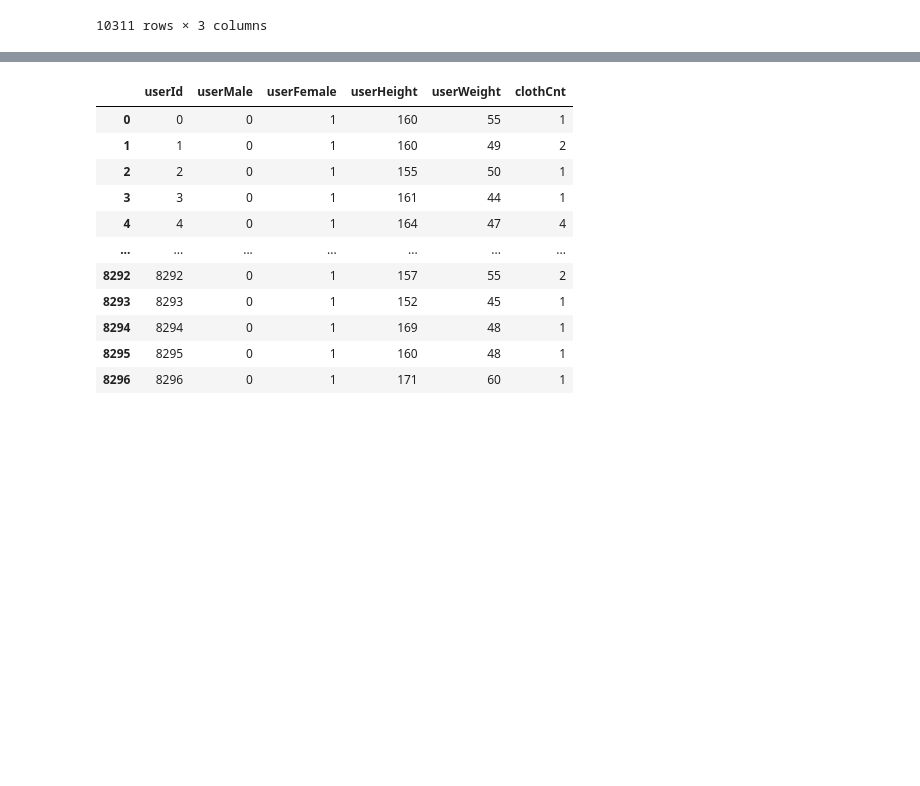
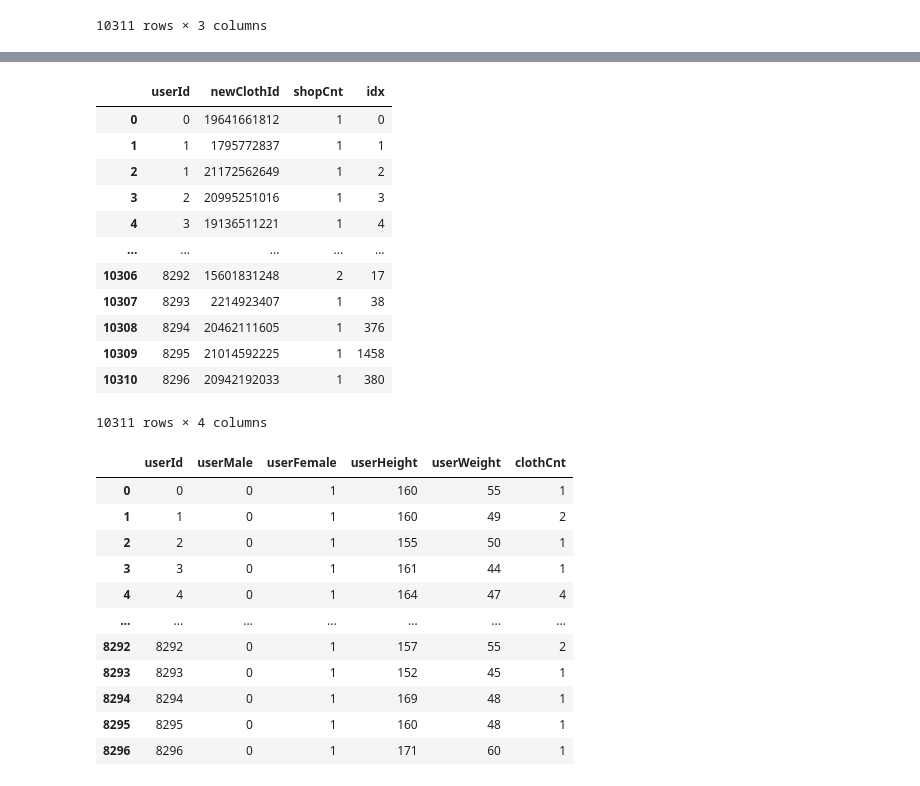
Before and after one commit to yoonjung1205/SSAFit, a Jupyter notebook: data/DataCrawling/정재호/LightFM Top Algorithm.ipynb, the cells around one changed output, grey strips where cells are left out. Saved outputs shown, nothing was run; the diff lists cells and outputs as text; code cells hidden in the pictures; blank space fills up the shorter version.

```diff
--- a/data/DataCrawling/정재호/LightFM Top Algorithm.ipynb
+++ b/data/DataCrawling/정재호/LightFM Top Algorithm.ipynb
@@ -55,6 +55,8 @@ favor_uskirt_column = ['userId', 'size', 'bright', 'color', 'thickness', 'weight
 # %%
 transaction = pd.read_json('./transaction_skirt.json')
 transaction = transaction[['userId', 'newClothId', 'shopCnt']]
+transactiontransaction = pd.read_json('./transaction_skirt.json')
+transaction = transaction[['userId', 'newClothId', 'shopCnt']]
 transaction
 # %% [output]
 |  | userId | newClothId | shopCnt |
@@ -70,3 +72,9 @@ transaction
 | 10309 | 8295 | 21014592225 | 1 |
 | 10310 | 8296 | 20942192033 | 1 |
 10311 rows × 3 columns
+# %%
+a = transaction[['newClothId']]
+a.insert(1, 'idx', 0, True)
+a = a.drop_duplicates(['newClothId'])
+a.idx = range(len(a))
+a
@@ -73,3 +95,20 @@ transaction
+# %%
+transaction = pd.merge(transaction, a, how="left", on="newClothId")
+transaction
+# %% [output]
+|  | userId | newClothId | shopCnt | idx |
+| 0 | 0 | 19641661812 | 1 | 0 |
+| 1 | 1 | 1795772837 | 1 | 1 |
+| 2 | 1 | 21172562649 | 1 | 2 |
+| 3 | 2 | 20995251016 | 1 | 3 |
+| 4 | 3 | 19136511221 | 1 | 4 |
+| ... | ... | ... | ... | ... |
+| 10306 | 8292 | 15601831248 | 2 | 17 |
+| 10307 | 8293 | 2214923407 | 1 | 38 |
+| 10308 | 8294 | 20462111605 | 1 | 376 |
+| 10309 | 8295 | 21014592225 | 1 | 1458 |
+| 10310 | 8296 | 20942192033 | 1 | 380 |
+10311 rows × 4 columns
 # %%
 user_meta = pd.read_json('./user_skirt.json')
 cloth_meta = pd.read_json('./final_skirt.json')
```
Also changed, not shown: parts of 56 cells of this notebook, 4 other files.
